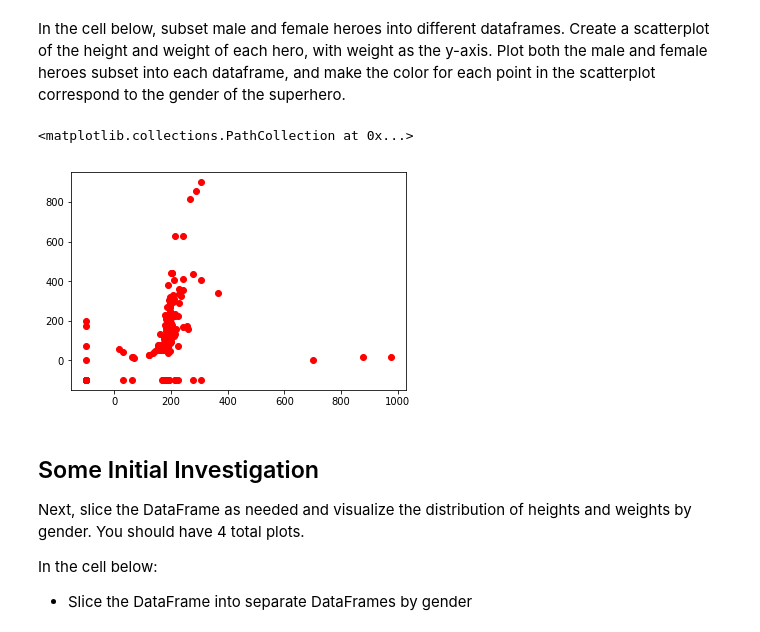
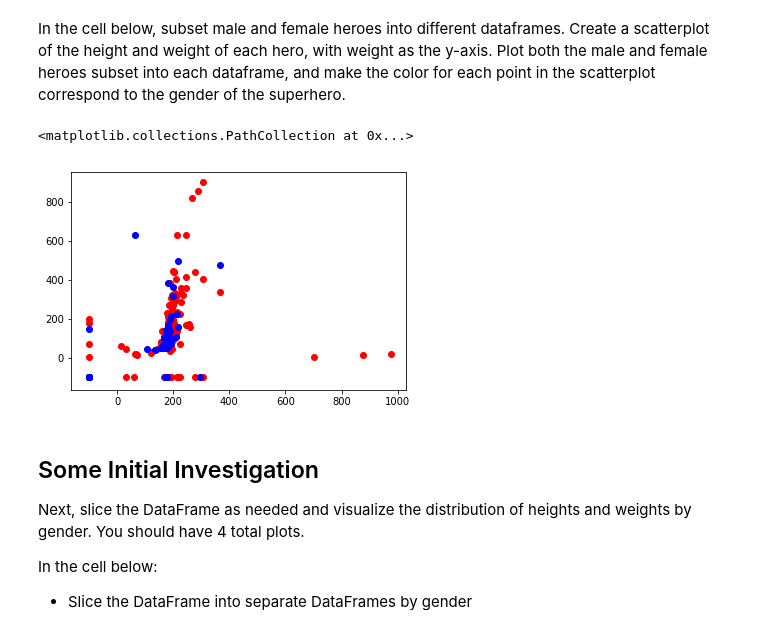
Before and after one commit to jmt0221/dsc-data-cleaning-project-nyc-ds-082619, a Jupyter notebook: index.ipynb, the cells around one changed output. Cells and saved outputs as stored; diff of their text form; code cells hidden in the pictures.

```diff
--- a/index.ipynb
+++ b/index.ipynb
@@ -175,11 +175,11 @@ hero_power_df_female = hero_power_df[hero_power_df.Gender != 'Male']
 # %%
 fig, ax = plt.subplots()
 
 ax.scatter(hero_power_df_male['Height'], hero_power_df_male['Weight'],color='red')
-#ax.scatter(hero_power_df_female['Height'], hero_power_df_female['Weight'],color='blue')
+ax.scatter(hero_power_df_female['Height'], hero_power_df_female['Weight'],color='blue')
 # %% [output]
 <matplotlib.collections.PathCollection at 0x...>
-[figure, old version]
+[figure, new version]
 # %% [markdown]
 ## Some Initial Investigation
 
```
